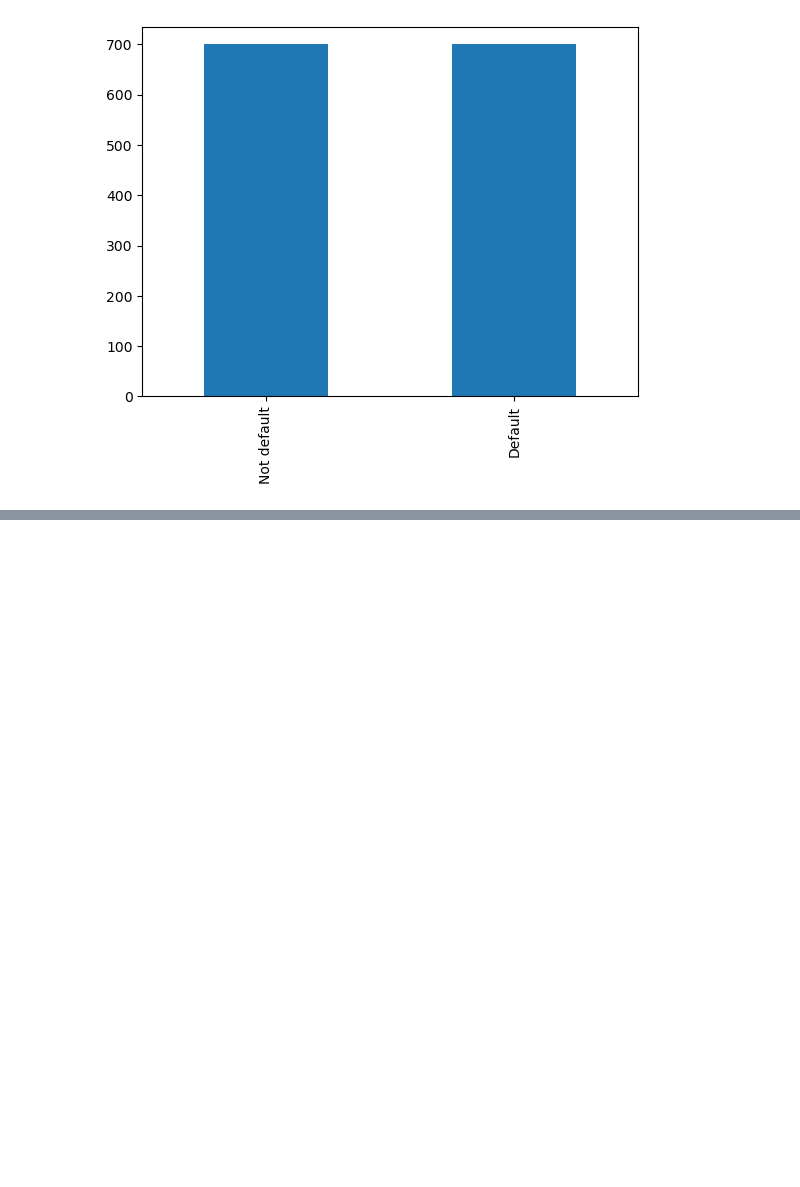
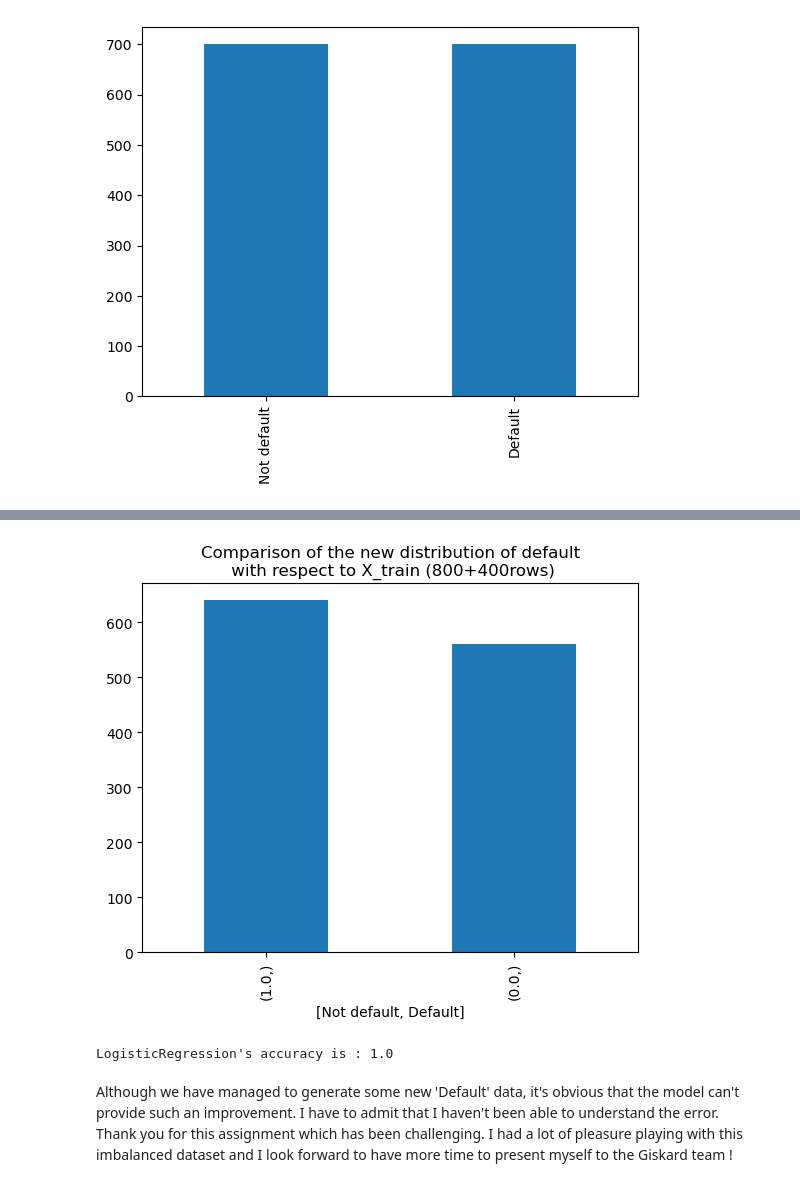
Before and after one commit to arigqt/giskard-examples, a Jupyter notebook: Credit scoring classification model.ipynb, the cells around one changed output, grey strips where cells are left out. Saved outputs shown, nothing was run; the diff lists cells and outputs as text; code cells hidden in the pictures; blank space fills up the shorter version.

```diff
--- a/Credit scoring classification model.ipynb
+++ b/Credit scoring classification model.ipynb
@@ -238,4 +141,7 @@ Y_under.value_counts().plot(kind='bar')
 # %%
+y = credit['default']
+X = credit.drop(columns='default')
+
 indices = X.columns.get_indexer(columns_to_encode)
 oversample = SMOTENC(categorical_features=indices)
 X_over, y_over = oversample.fit_resample(X, y)
@@ -891,13 +322,0 @@ from sklearn.preprocessing import LabelEncoder, OneHotEncoder
-# %%
-default = credit[credit['default'] == 'Default']
-not_default = credit[credit['default'] == 'Not default']
-
-encoder = OneHotEncoder()
-for i in columns_to_encode:
-
-    default[i] = encoder.fit_transform(default[i])
-
-print(default.shape, not_default.shape)
-
-neighbors = NearestNeighbors(n_neighbors=5, algorithm='ball_tree')
-neighbors.fit(default)
@@ -915,0 +354,12 @@ array=['Default' 'Default' 'Default' 'Default' 'Default' 'Default' 'Default'
+# %%
+scale = 1.0
+n = 20
+grid_x = np.linspace(-scale, scale, n)
+grid_y = np.linspace(-scale, scale, n)
+
+synthetic_data = []
+for i, yi in enumerate(grid_y):
+    for j, xi in enumerate(grid_x):
+        z_sample = np.array([[xi, yi]])
+        x_decoded = decoder.predict(z_sample)
+        synthetic_data.append(x_decoded[0])
@@ -915,0 +384,5 @@ array=['Default' 'Default' 'Default' 'Default' 'Default' 'Default' 'Default'
+# %%
+syn_data = np.array(synthetic_data).reshape(-1, 63)
+syn_data = replace_categ_values(syn_data)
+X = preprocessor.fit_transform(credit)
+pd.DataFrame(syn_data)
@@ -915,0 +403,26 @@ array=['Default' 'Default' 'Default' 'Default' 'Default' 'Default' 'Default'
+# %%
+X_train, X_test, y_train, y_test = model_selection.train_test_split(
+    X, y, test_size=0.20, random_state=30, stratify=y)
+
+X_improved = np.concatenate((np.delete(X_train, 44, axis=1), syn_data), axis=0)
+
+pd.DataFrame(X_improved[:, 7]).value_counts().plot(kind='bar',
+                                                   xlabel = ['Not default', 'Default'],
+                                                   title = 'Comparison of the new distribution of default\n with respect to X_train (800+400rows)')
+plt.show()
+# %% [output]
+[figure, added]
+# %%
+logistic = LogisticRegression(max_iter=1000)
+logistic.fit(X_train, y_train)
+
+y_pred_test_vae = logistic.predict(X_test)
+
+print(f"LogisticRegression's accuracy is : \
+{format(accuracy_score(y_test, y_pred_test_vae))}")
+# %% [output]
+LogisticRegression's accuracy is : 1.0
+# %% [markdown]
+Although we have managed to generate some new 'Default' data, it's obvious that the model can't provide such an improvement.
+I have to admit that I haven't been able to understand the error.
+Thank you for this assignment which has been challenging. I had a lot of pleasure playing with this imbalanced dataset and I look forward to have more time to present myself to the Giskard team !
```
Also changed, not shown: parts of 59 cells of this notebook.
